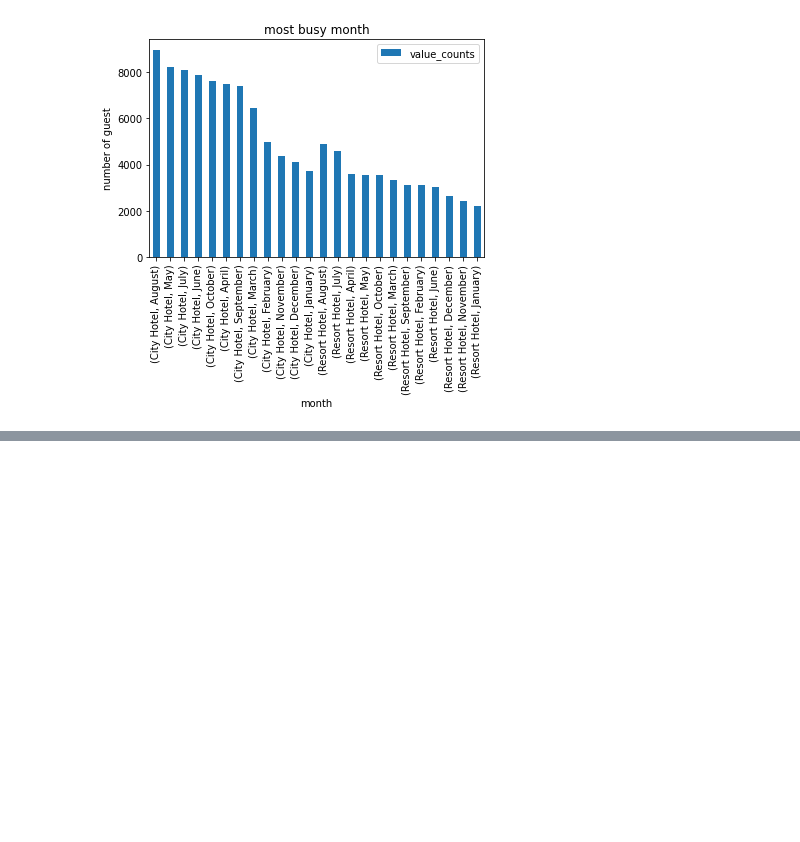
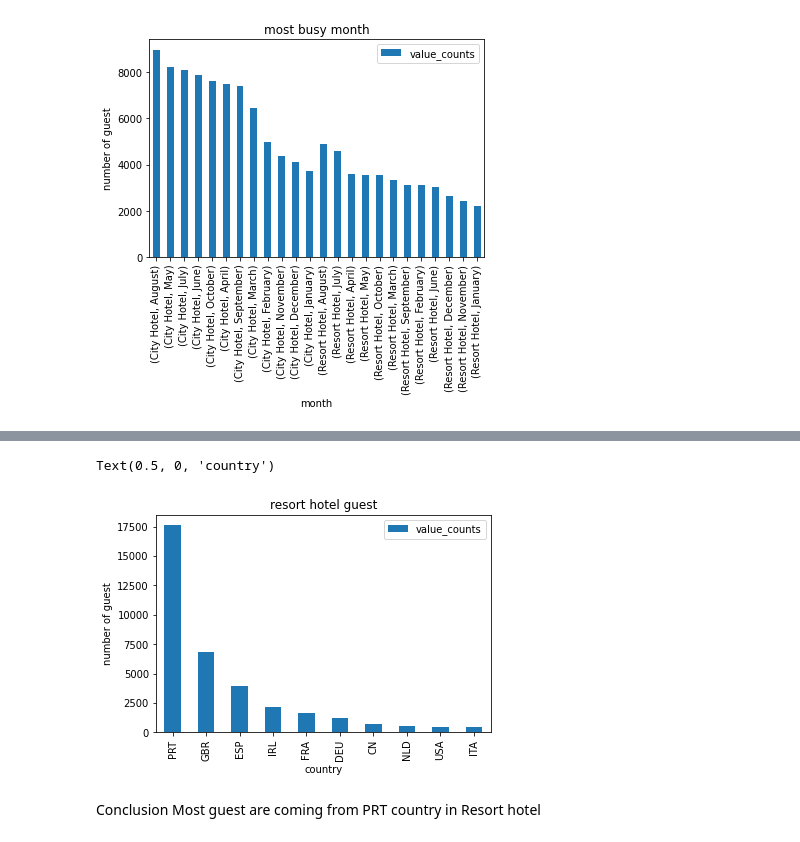
Before and after one commit to fkofkf431/Capestone-project1-Hotel-Booking-Analysis, a Jupyter notebook: Mohd_Firoz_Chaudhri_Hotel_Booking_Analysis_Capstone_Project.ipynb, the cells around one changed output, grey strips where cells are left out. Cells and saved outputs as stored; diff of their text form; code cells hidden in the pictures; blank space fills up the shorter version.

```diff
--- a/Mohd_Firoz_Chaudhri_Hotel_Booking_Analysis_Capstone_Project.ipynb
+++ b/Mohd_Firoz_Chaudhri_Hotel_Booking_Analysis_Capstone_Project.ipynb
@@ -146,3 +146,6 @@ plt.xlabel('month')
 # %% [output]
 Text(0.5, 0, 'month')
 [figure]
+# %%
+#How many guests coming from mentioned countries in Resort Hotel?
+resort_hotel_guest = df["country"][df["hotel"] == "Resort Hotel"].agg(["value_counts"]).head(10)
@@ -148,0 +166,11 @@ Text(0.5, 0, 'month')
+# %%
+resort_hotel_guest.plot(kind = 'bar')
+
+plt.title('resort hotel guest')
+plt.ylabel('number of guest')
+plt.xlabel('country')
+# %% [output]
+Text(0.5, 0, 'country')
+[figure, added]
+# %% [markdown]
+Conclusion Most guest are coming from PRT country in Resort hotel
```
Also changed, not shown: parts of 1 cell of this notebook.
